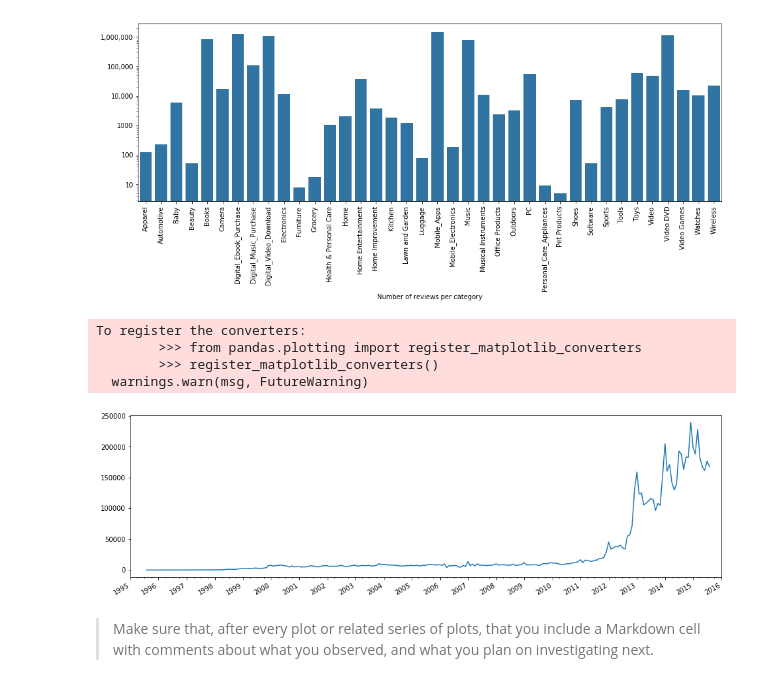
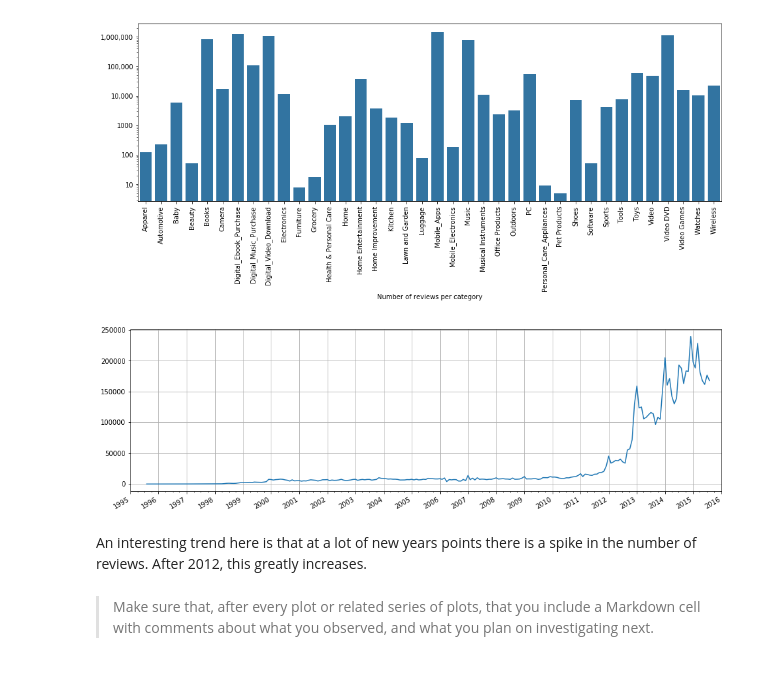
Before and after one commit to ElectricKea/CommunicateFindings_Udacity_Project, a Jupyter notebook: exploration.ipynb, the cells around one changed output. Cells and saved outputs as stored; diff of their text form; code cells hidden in the pictures.

```diff
--- a/exploration.ipynb
+++ b/exploration.ipynb
@@ -498,20 +522,18 @@ plt.show()
 # %%
+#A time series graph of the trend in reviews over time.
 x=pd.date_range(start='1/1/1995', periods=22, freq='12M').tolist()
 
 plt.figure(figsize=[16, 5])
 plt.xticks(x, rotation='vertical')
 plt.plot(data)
 plt.xlim(left=x[0], right=x[len(x)-1])
-# myFmt = mdates.DateFormatter('%Y')
-# plt.gca().xaxis.set_major_formatter(myFmt)
+plt.grid(b=True)
 plt.gca().xaxis.set_minor_locator(AutoMinorLocator())
 plt.gcf().autofmt_xdate()
 # %% [output]
-To register the converters:
-        >>> from pandas.plotting import register_matplotlib_converters
-        >>> register_matplotlib_converters()
-  warnings.warn(msg, FutureWarning)
-[figure, old version]
+[figure, new version]
+# %% [markdown]
+An interesting trend here is that at a lot of new years points there is a spike in the number of reviews. After 2012, this greatly increases.
 # %% [markdown]
 > Make sure that, after every plot or related series of plots, that you
 include a Markdown cell with comments about what you observed, and what
```
Also changed, not shown: parts of 17 cells of this notebook.
